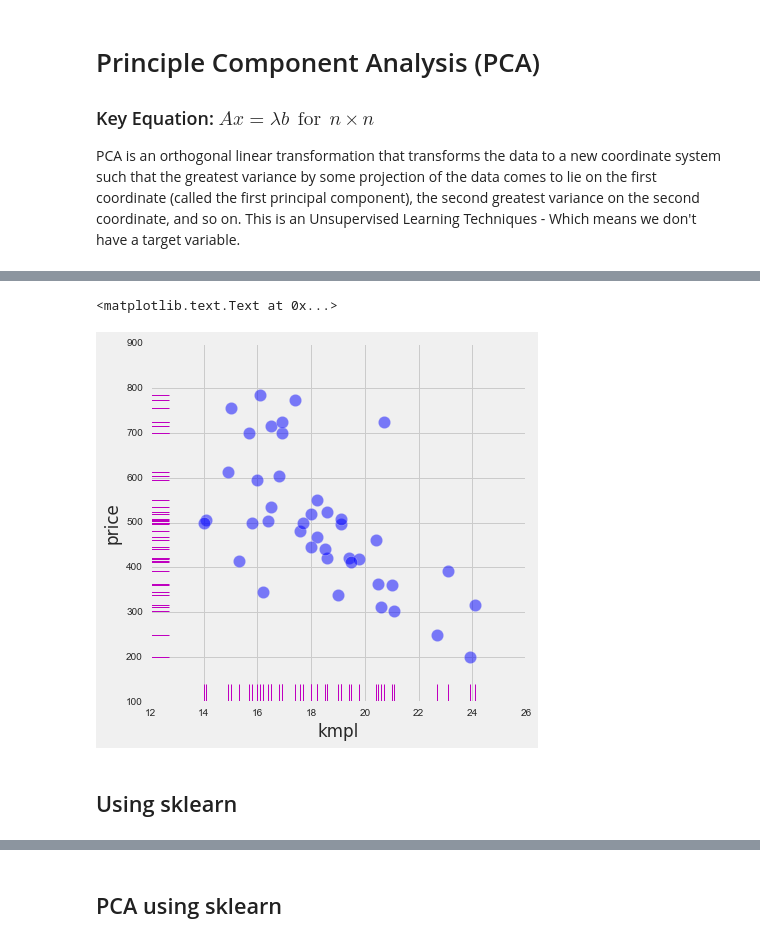
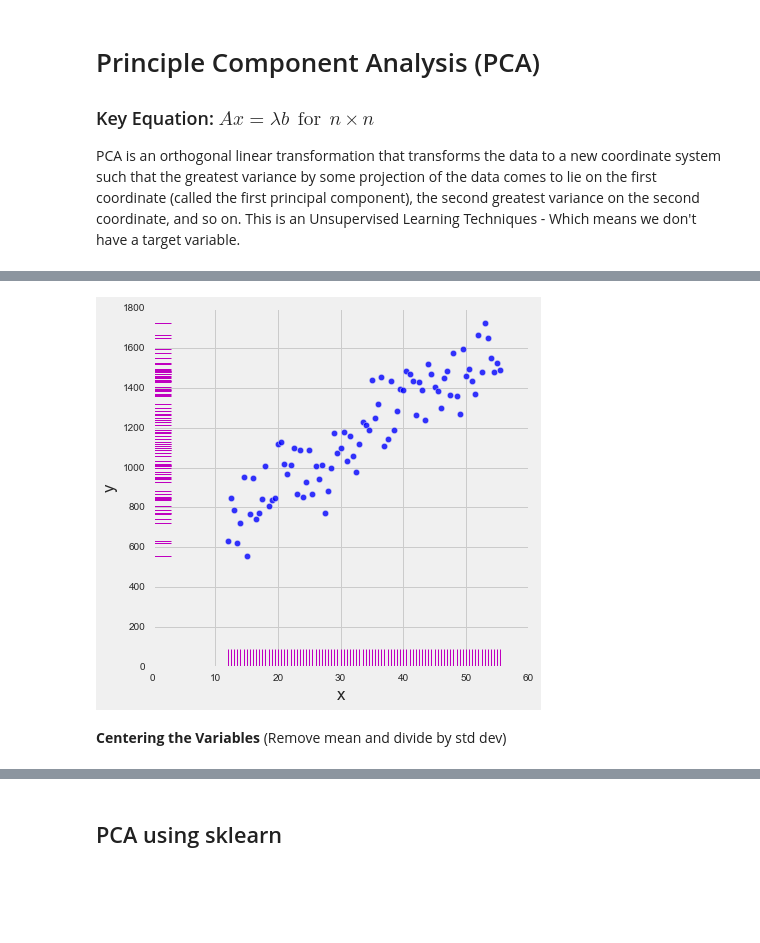
Before and after one commit to amitkaps/hackermath, a Jupyter notebook: Moduel_3b_principal_compenent_analysis.ipynb, the cells around one changed output, grey strips where cells are left out. Drawn from its saved outputs; the diff is of its cells as text; code cells hidden in the pictures; blank space fills up the shorter version.

```diff
--- a/Moduel_3b_principal_compenent_analysis.ipynb
+++ b/Moduel_3b_principal_compenent_analysis.ipynb
@@ -18,13 +24,23 @@ pop = pd.read_csv('cars_small.csv')
+# %%
+x = np.arange(12, 56, 0.5)
+e = np.random.normal(0, 100, x.size)
+y = 500 + 20*x + e
+# %%
+input_2var = np.c_[x,y]
 # %%
-fig, ax = plt.subplots(figsize=(6, 6))
-plt.scatter(pop.kmpl, pop.price , s = 150, alpha = 0.5)
-sns.rugplot(pop.kmpl, color="m", ax=ax)
-sns.rugplot(pop.price, color="m", vertical=True, ax=ax)
+def plot2var (m, xlabel, ylabel):
+    x = m[:,0]
+    y = m[:,1]
+    fig, ax = plt.subplots(figsize=(6, 6))
+    plt.scatter(x, y, s = 40, alpha = 0.8)
+    sns.rugplot(x, color="m", ax=ax)
+    sns.rugplot(y, color="m", vertical=True, ax=ax)
 
-plt.xlabel('kmpl')
-plt.ylabel('price')
+    plt.xlabel(xlabel)
+    plt.ylabel(ylabel)
-# %% [output]
-<matplotlib.text.Text at 0x...>
-[figure, removed]
-# %% [markdown]
-## Using sklearn
+# %%
+plot2var(input_2var, 'x', 'y')
+# %% [output]
+[figure, added]
+# %% [markdown]
+**Centering the Variables** (Remove mean and divide by std dev)
```
Also changed, not shown: parts of 55 cells of this notebook, 4 other files.
